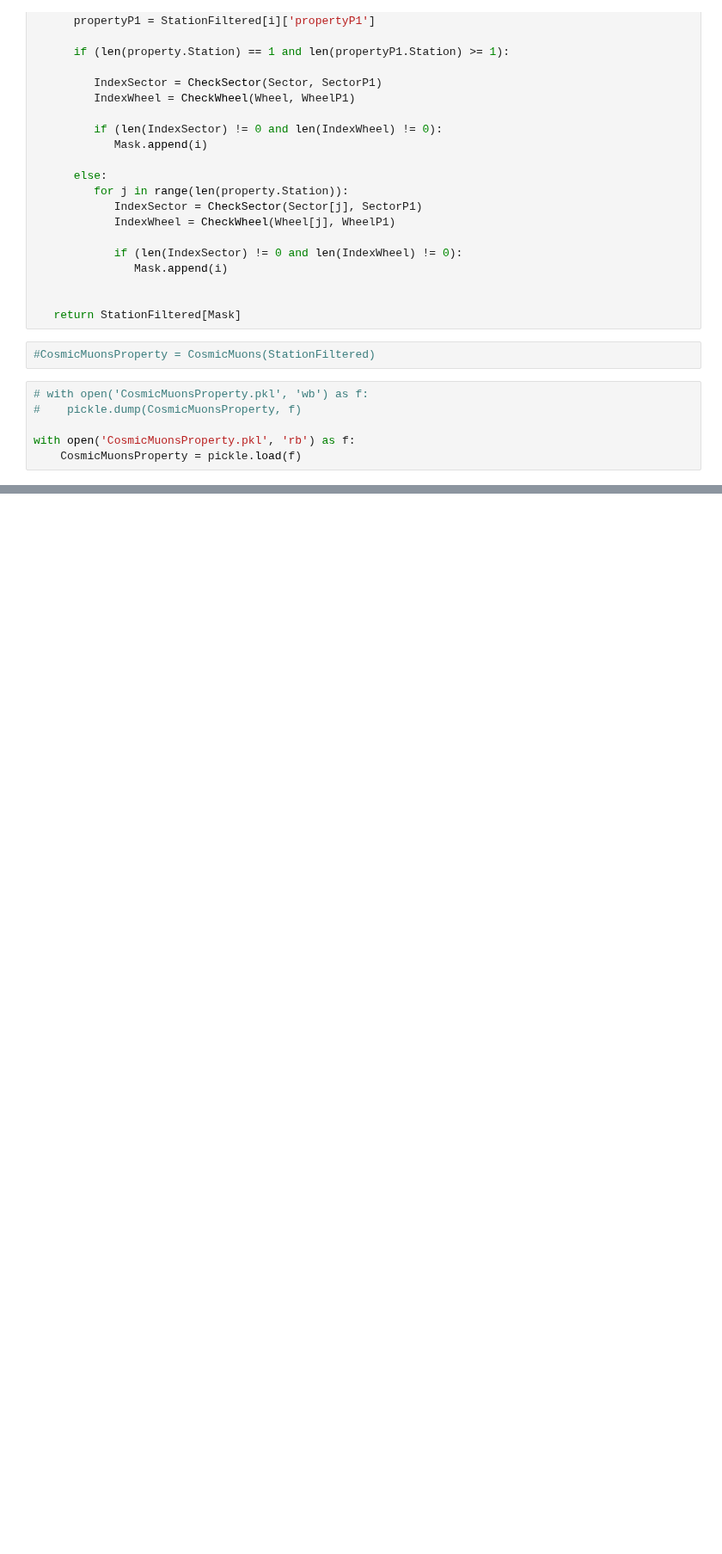
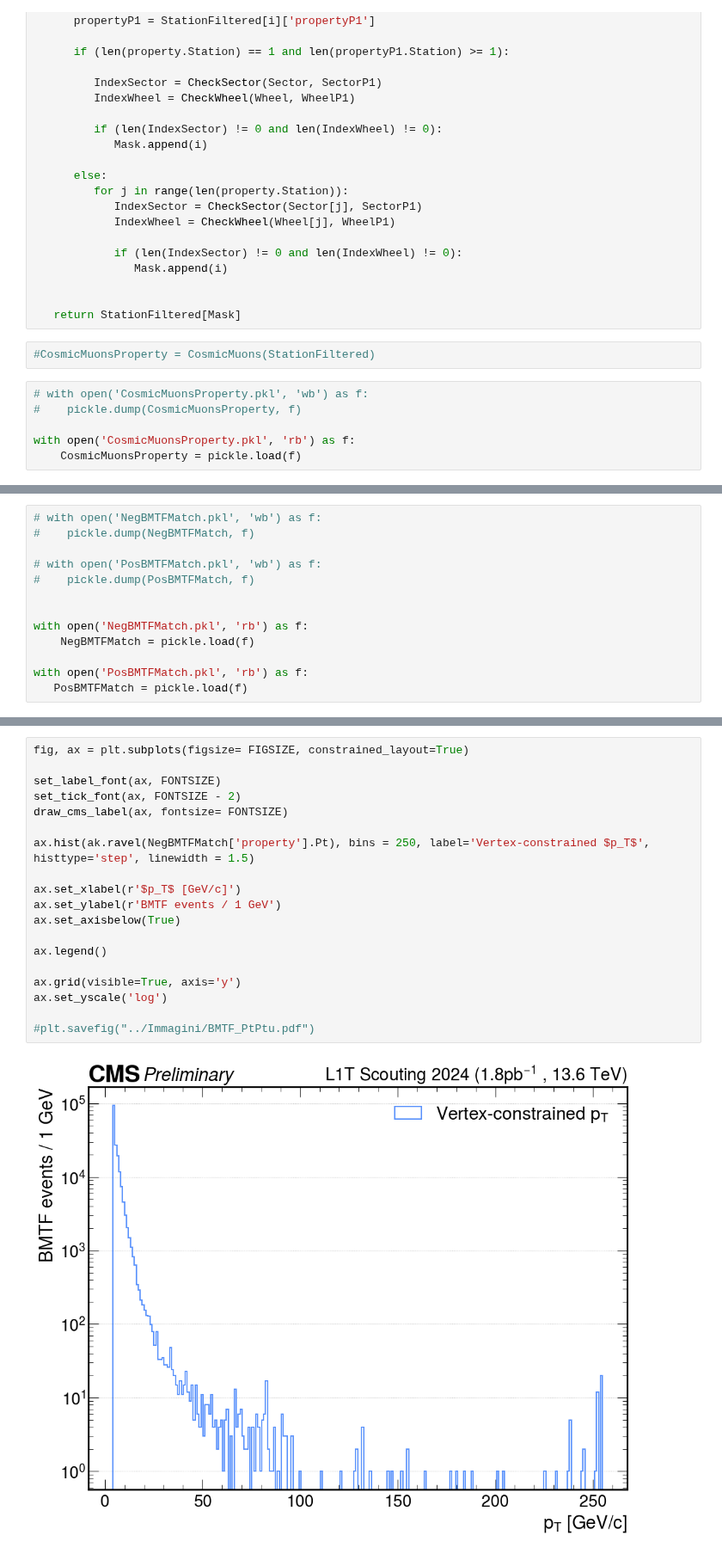
Before and after one commit to francescoreschio/Tesi-Triennale, a Jupyter notebook: Codice/HSCPStubs.ipynb, the cells around one changed output, grey strips where cells are left out. Shown at 86% size. Cells and saved outputs as stored; diff of their text form; blank space fills up the shorter version.

```diff
--- a/Codice/HSCPStubs.ipynb
+++ b/Codice/HSCPStubs.ipynb
@@ -412,0 +413,13 @@ KeyboardInterrupt:
+# %%
+# with open('NegBMTFMatch.pkl', 'wb') as f:
+#    pickle.dump(NegBMTFMatch, f)
+
+# with open('PosBMTFMatch.pkl', 'wb') as f:
+#    pickle.dump(PosBMTFMatch, f)
+
+
+with open('NegBMTFMatch.pkl', 'rb') as f:
+    NegBMTFMatch = pickle.load(f)
+
+with open('PosBMTFMatch.pkl', 'rb') as f:
+   PosBMTFMatch = pickle.load(f)
@@ -412,0 +430,21 @@ KeyboardInterrupt:
+# %%
+fig, ax = plt.subplots(figsize= FIGSIZE, constrained_layout=True)
+
+set_label_font(ax, FONTSIZE)
+set_tick_font(ax, FONTSIZE - 2)
+draw_cms_label(ax, fontsize= FONTSIZE)
+
+ax.hist(ak.ravel(NegBMTFMatch['property'].Pt), bins = 250, label='Vertex-constrained $p_T$', histtype='step', linewidth = 1.5)
+
+ax.set_xlabel(r'$p_T$ [GeV/c]')
+ax.set_ylabel(r'BMTF events / 1 GeV')
+ax.set_axisbelow(True)
+
+ax.legend()
+
+ax.grid(visible=True, axis='y')
+ax.set_yscale('log')
+
+#plt.savefig("../Immagini/BMTF_PtPtu.pdf")
+# %% [output]
+[figure, added]
```
Also changed, not shown: parts of 17 cells of this notebook, 2 other files.
